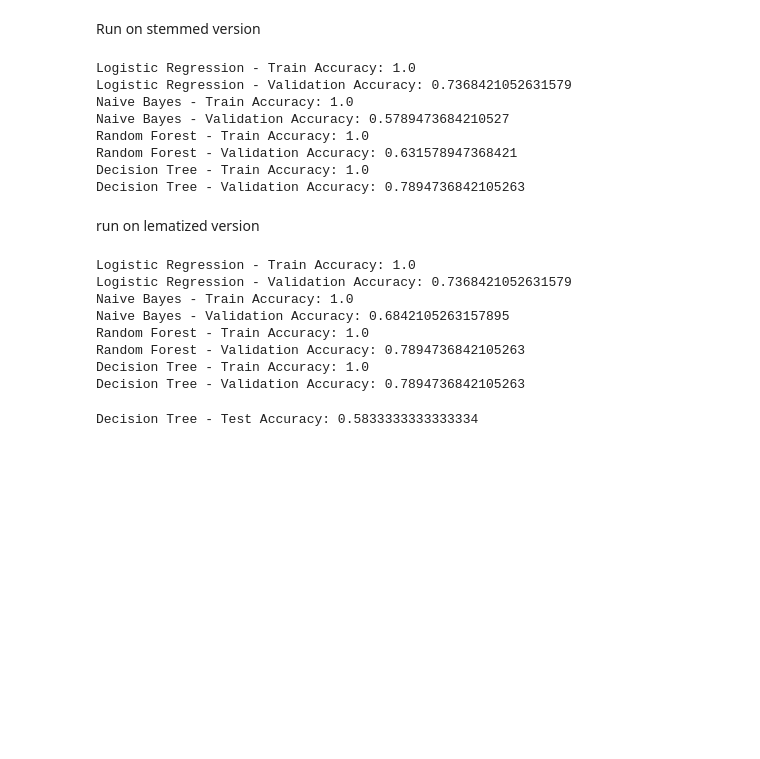
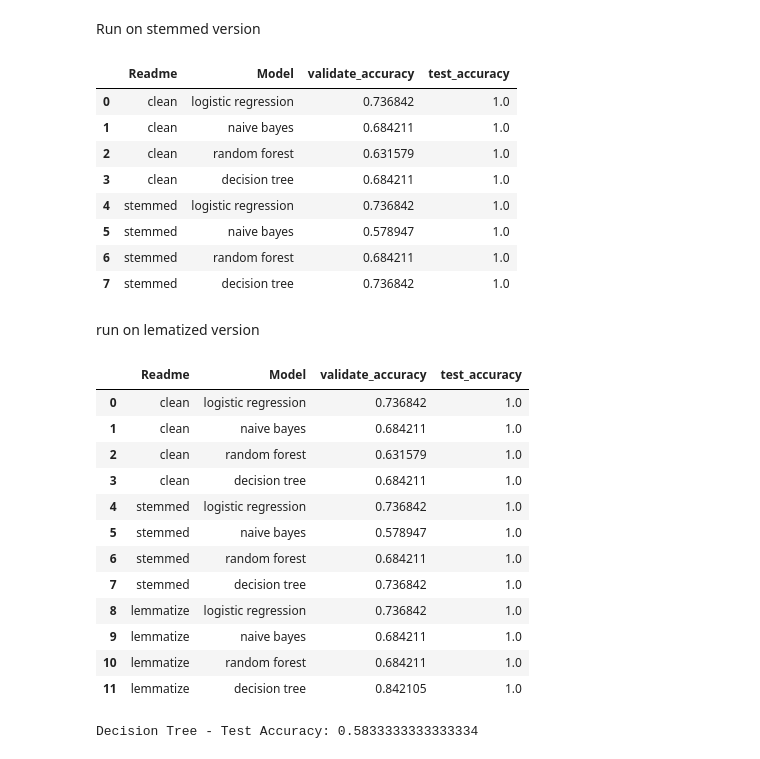
Before and after one commit to What-s-Trending/nlp_project, a Jupyter notebook: final_report.ipynb, the cells around one changed output. Saved outputs shown, nothing was run; the diff lists cells and outputs as text; code cells hidden in the pictures; blank space fills up the shorter version.

Commit message:
added table for results

```diff
--- a/final_report.ipynb
+++ b/final_report.ipynb
@@ -384,8 +384,6 @@ val_preds1 = model1.predict(X_val)
 train_preds1 = model1.predict(X_train)
 val_accuracy1 = accuracy_score(y_val, val_preds1)
 train_accuracy1 = accuracy_score(y_train, train_preds1)
-print(f"Logistic Regression - Train Accuracy: {train_accuracy1}")
-print(f"Logistic Regression - Validation Accuracy: {val_accuracy1}")
 # Model 2: Naive Bayes
 model2 = Pipeline([
     ('classifier', MultinomialNB())
@@ -395,8 +393,6 @@ val_preds2 = model2.predict(X_val)
 train_preds2 = model2.predict(X_train)
 val_accuracy2 = accuracy_score(y_val, val_preds2)
 train_accuracy2 = accuracy_score(y_train, train_preds2)
-print(f"Naive Bayes - Train Accuracy: {train_accuracy2}")
-print(f"Naive Bayes - Validation Accuracy: {val_accuracy2}")
 # Model 3: Random Forest
 model3 = Pipeline([
     ('classifier', RandomForestClassifier())
@@ -406,8 +402,6 @@ val_preds3 = model3.predict(X_val)
 train_preds3 = model3.predict(X_train)
 val_accuracy3 = accuracy_score(y_val, val_preds3)
 train_accuracy3 = accuracy_score(y_train, train_preds3)
-print(f"Random Forest - Train Accuracy: {train_accuracy3}")
-print(f"Random Forest - Validation Accuracy: {val_accuracy3}")
 # Model 4: Decision Tree
 model4 = Pipeline([
     ('classifier', DecisionTreeClassifier())])
@@ -416,6 +410,9 @@ train_preds4 = model4.predict(X_train)
 val_preds4 = model4.predict(X_val)
 train_accuracy4 = accuracy_score(y_train, train_preds4)
 val_accuracy4 = accuracy_score(y_val, val_preds4)
-print(f"Decision Tree - Train Accuracy: {train_accuracy4}")
-print(f"Decision Tree - Validation Accuracy: {val_accuracy4}")
+metric_df = models_adriana.create_models_df('clean', 'logistic regression', val_accuracy1, train_accuracy1)
+metric_df = models_adriana.add_to_models_df('naive bayes', 'clean', metric_df, val_accuracy2, train_accuracy2)
+metric_df = models_adriana.add_to_models_df('random forest', 'clean', metric_df, val_accuracy3, train_accuracy3)
+metric_df = models_adriana.add_to_models_df('decision tree', 'clean', metric_df, val_accuracy4, train_accuracy4)
+metric_df
 # %% [output]
@@ -448,8 +442,6 @@ val_preds1 = model1.predict(X_val)
 train_preds1 = model1.predict(X_train)
 val_accuracy1 = accuracy_score(y_val, val_preds1)
 train_accuracy1 = accuracy_score(y_train, train_preds1)
-print(f"Logistic Regression - Train Accuracy: {train_accuracy1}")
-print(f"Logistic Regression - Validation Accuracy: {val_accuracy1}")
 # Model 2: Naive Bayes
 model2 = Pipeline([
     ('classifier', MultinomialNB())
@@ -459,8 +451,6 @@ val_preds2 = model2.predict(X_val)
 train_preds2 = model2.predict(X_train)
 val_accuracy2 = accuracy_score(y_val, val_preds2)
 train_accuracy2 = accuracy_score(y_train, train_preds2)
-print(f"Naive Bayes - Train Accuracy: {train_accuracy2}")
-print(f"Naive Bayes - Validation Accuracy: {val_accuracy2}")
 # Model 3: Random Forest
 model3 = Pipeline([
     ('classifier', RandomForestClassifier())
@@ -470,8 +460,6 @@ val_preds3 = model3.predict(X_val)
 train_preds3 = model3.predict(X_train)
 val_accuracy3 = accuracy_score(y_val, val_preds3)
 train_accuracy3 = accuracy_score(y_train, train_preds3)
-print(f"Random Forest - Train Accuracy: {train_accuracy3}")
-print(f"Random Forest - Validation Accuracy: {val_accuracy3}")
 # Model 4: Decision Tree
 model4 = Pipeline([
     ('classifier', DecisionTreeClassifier())])
@@ -480,17 +468,21 @@ train_preds4 = model4.predict(X_train)
 val_preds4 = model4.predict(X_val)
 train_accuracy4 = accuracy_score(y_train, train_preds4)
 val_accuracy4 = accuracy_score(y_val, val_preds4)
-print(f"Decision Tree - Train Accuracy: {train_accuracy4}")
-print(f"Decision Tree - Validation Accuracy: {val_accuracy4}")
+metric_df = models_adriana.add_to_models_df('logistic regression', 'stemmed', metric_df, val_accuracy1, train_accuracy1)
+metric_df = models_adriana.add_to_models_df('naive bayes', 'stemmed', metric_df, val_accuracy2, train_accuracy2)
+metric_df = models_adriana.add_to_models_df('random forest', 'stemmed', metric_df, val_accuracy3, train_accuracy3)
+metric_df = models_adriana.add_to_models_df('decision tree', 'stemmed', metric_df, val_accuracy4, train_accuracy4)
+metric_df
 # %% [output]
-Logistic Regression - Train Accuracy: 1.0
-Logistic Regression - Validation Accuracy: 0.7368421052631579
-Naive Bayes - Train Accuracy: 1.0
-Naive Bayes - Validation Accuracy: 0.5789473684210527
-Random Forest - Train Accuracy: 1.0
-Random Forest - Validation Accuracy: 0.631578947368421
-Decision Tree - Train Accuracy: 1.0
-Decision Tree - Validation Accuracy: 0.7894736842105263
+|  | Readme | Model | validate_accuracy | test_accuracy |
+| 0 | clean | logistic regression | 0.736842 | 1.0 |
+| 1 | clean | naive bayes | 0.684211 | 1.0 |
+| 2 | clean | random forest | 0.631579 | 1.0 |
+| 3 | clean | decision tree | 0.684211 | 1.0 |
+| 4 | stemmed | logistic regression | 0.736842 | 1.0 |
+| 5 | stemmed | naive bayes | 0.578947 | 1.0 |
+| 6 | stemmed | random forest | 0.684211 | 1.0 |
+| 7 | stemmed | decision tree | 0.736842 | 1.0 |
 # %% [markdown]
 run on lematized version
 # %%
@@ -512,49 +504,51 @@ val_preds1 = model1.predict(X_val)
 train_preds1 = model1.predict(X_train)
 val_accuracy1 = accuracy_score(y_val, val_preds1)
 train_accuracy1 = accuracy_score(y_train, train_preds1)
-print(f"Logistic Regression - Train Accuracy: {train_accuracy1}")
-print(f"Logistic Regression - Validation Accuracy: {val_accuracy1}")
 # Model 2: Naive Bayes
 model2 = Pipeline([
     ('classifier', MultinomialNB())
 ])
 model2.fit(X_train, y_train)
 val_preds2 = model2.predict(X_val)
 train_preds2 = model2.predict(X_train)
 val_accuracy2 = accuracy_score(y_val, val_preds2)
 train_accuracy2 = accuracy_score(y_train, train_preds2)
-print(f"Naive Bayes - Train Accuracy: {train_accuracy2}")
-print(f"Naive Bayes - Validation Accuracy: {val_accuracy2}")
 # Model 3: Random Forest
 model3 = Pipeline([
     ('classifier', RandomForestClassifier())
 ])
 model3.fit(X_train, y_train)
 val_preds3 = model3.predict(X_val)
 train_preds3 = model3.predict(X_train)
 val_accuracy3 = accuracy_score(y_val, val_preds3)
 train_accuracy3 = accuracy_score(y_train, train_preds3)
-print(f"Random Forest - Train Accuracy: {train_accuracy3}")
-print(f"Random Forest - Validation Accuracy: {val_accuracy3}")
 # Model 4: Decision Tree
 model4 = Pipeline([
     ('classifier', DecisionTreeClassifier())])
 model4.fit(X_train, y_train)
 train_preds4 = model4.predict(X_train)
 val_preds4 = model4.predict(X_val)
 train_accuracy4 = accuracy_score(y_train, train_preds4)
 val_accuracy4 = accuracy_score(y_val, val_preds4)
-print(f"Decision Tree - Train Accuracy: {train_accuracy4}")
-print(f"Decision Tree - Validation Accuracy: {val_accuracy4}")
+metric_df = models_adriana.add_to_models_df('logistic regression', 'lemmatize', metric_df, val_accuracy1, train_accuracy1)
+metric_df = models_adriana.add_to_models_df('naive bayes', 'lemmatize', metric_df, val_accuracy2, train_accuracy2)
+metric_df = models_adriana.add_to_models_df('random forest', 'lemmatize', metric_df, val_accuracy3, train_accuracy3)
+metric_df = models_adriana.add_to_models_df('decision tree', 'lemmatize', metric_df, val_accuracy4, train_accuracy4)
+metric_df
 # %% [output]
-Logistic Regression - Train Accuracy: 1.0
-Logistic Regression - Validation Accuracy: 0.7368421052631579
-Naive Bayes - Train Accuracy: 1.0
-Naive Bayes - Validation Accuracy: 0.6842105263157895
-Random Forest - Train Accuracy: 1.0
-Random Forest - Validation Accuracy: 0.7894736842105263
-Decision Tree - Train Accuracy: 1.0
-Decision Tree - Validation Accuracy: 0.7894736842105263
+|  | Readme | Model | validate_accuracy | test_accuracy |
+| 0 | clean | logistic regression | 0.736842 | 1.0 |
+| 1 | clean | naive bayes | 0.684211 | 1.0 |
+| 2 | clean | random forest | 0.631579 | 1.0 |
+| 3 | clean | decision tree | 0.684211 | 1.0 |
+| 4 | stemmed | logistic regression | 0.736842 | 1.0 |
+| 5 | stemmed | naive bayes | 0.578947 | 1.0 |
+| 6 | stemmed | random forest | 0.684211 | 1.0 |
+| 7 | stemmed | decision tree | 0.736842 | 1.0 |
+| 8 | lemmatize | logistic regression | 0.736842 | 1.0 |
+| 9 | lemmatize | naive bayes | 0.684211 | 1.0 |
+| 10 | lemmatize | random forest | 0.684211 | 1.0 |
+| 11 | lemmatize | decision tree | 0.842105 | 1.0 |
 # %%
 #test on decision tree
 test_preds4 = model4.predict(X_test)
```
Also changed, not shown: parts of 6 cells of this notebook.
